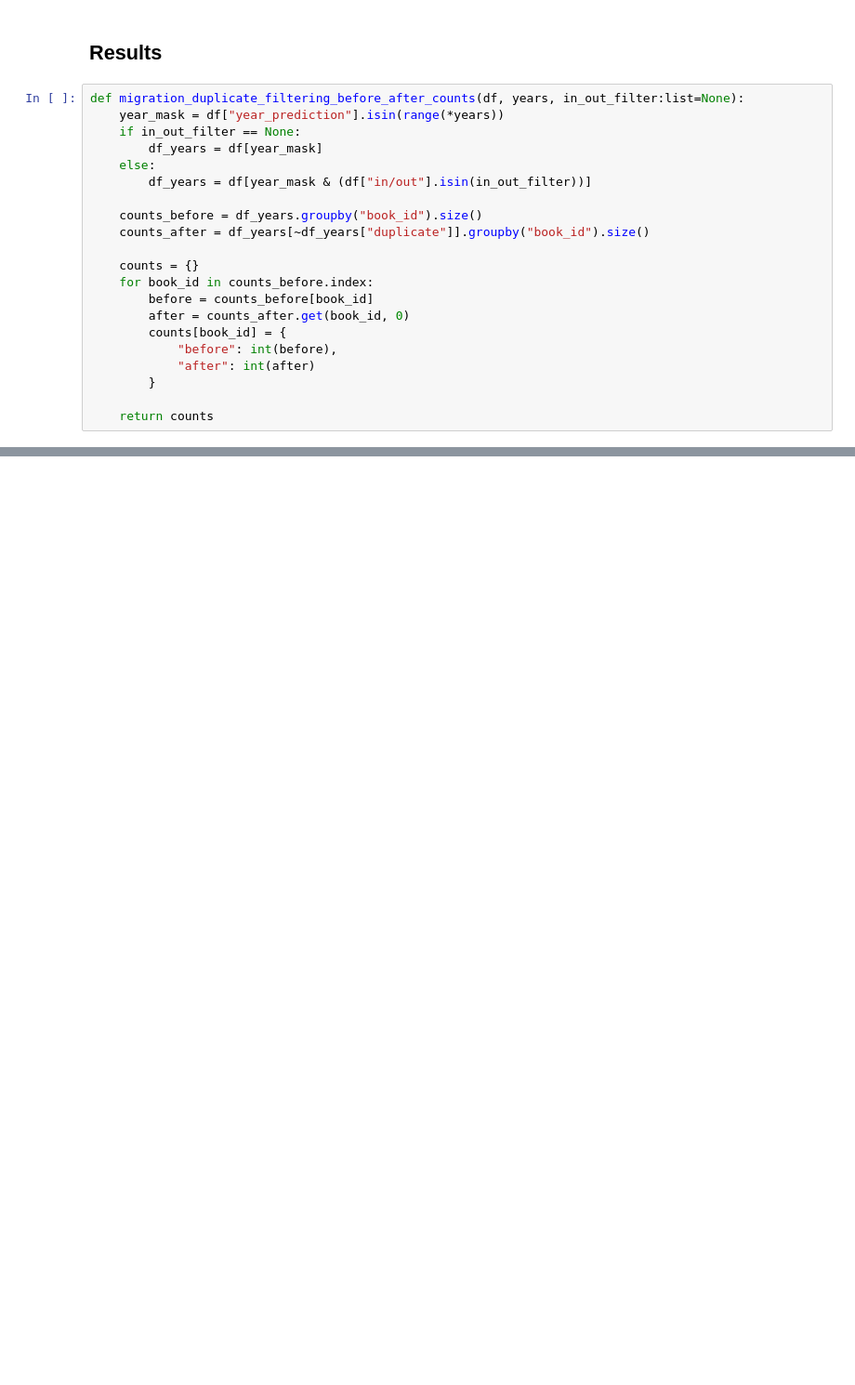
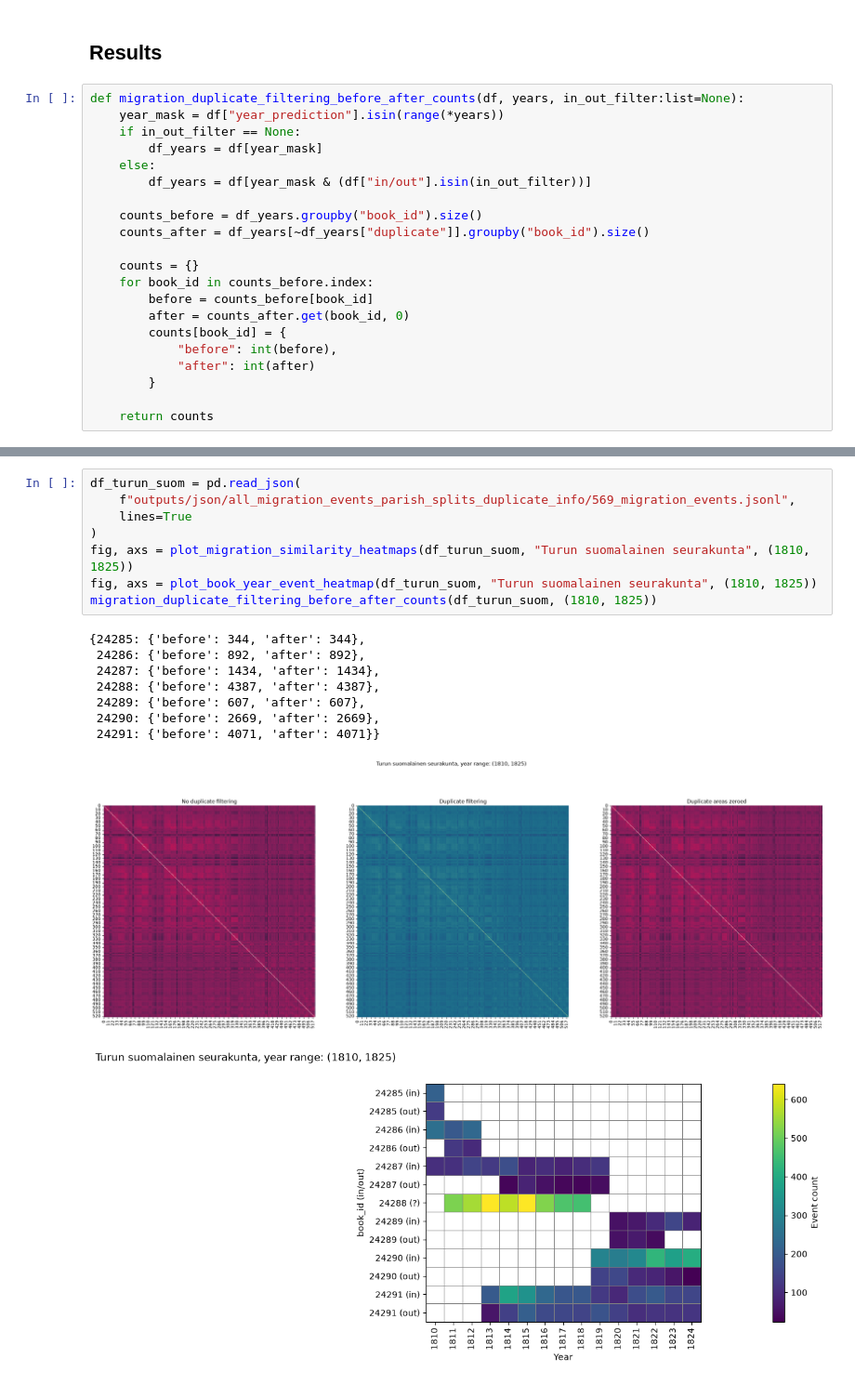
Before and after one commit to TurkuNLP/htr-hiski-alignment, a Jupyter notebook: extracting-migrations-overlap_discovery.ipynb, the cells around one changed output, grey strips where cells are left out. Shown at 93% size. Saved outputs shown, nothing was run; the diff lists cells and outputs as text; blank space fills up the shorter version.

```diff
--- a/extracting-migrations-overlap_discovery.ipynb
+++ b/extracting-migrations-overlap_discovery.ipynb
@@ -269,0 +295,18 @@ migration_duplicate_filtering_before_after_counts(df, (1897, 1922))
+# %%
+df_turun_suom = pd.read_json(
+    f"outputs/json/all_migration_events_parish_splits_duplicate_info/569_migration_events.jsonl",
+    lines=True
+)
+fig, axs = plot_migration_similarity_heatmaps(df_turun_suom, "Turun suomalainen seurakunta", (1810, 1825))
+fig, axs = plot_book_year_event_heatmap(df_turun_suom, "Turun suomalainen seurakunta", (1810, 1825))
+migration_duplicate_filtering_before_after_counts(df_turun_suom, (1810, 1825))
+# %% [output]
+{24285: {'before': 344, 'after': 344},
+ 24286: {'before': 892, 'after': 892},
+ 24287: {'before': 1434, 'after': 1434},
+ 24288: {'before': 4387, 'after': 4387},
+ 24289: {'before': 607, 'after': 607},
+ 24290: {'before': 2669, 'after': 2669},
+ 24291: {'before': 4071, 'after': 4071}}
+[figure, added]
+[figure, added]
```
Also changed, not shown: parts of 19 cells of this notebook.
